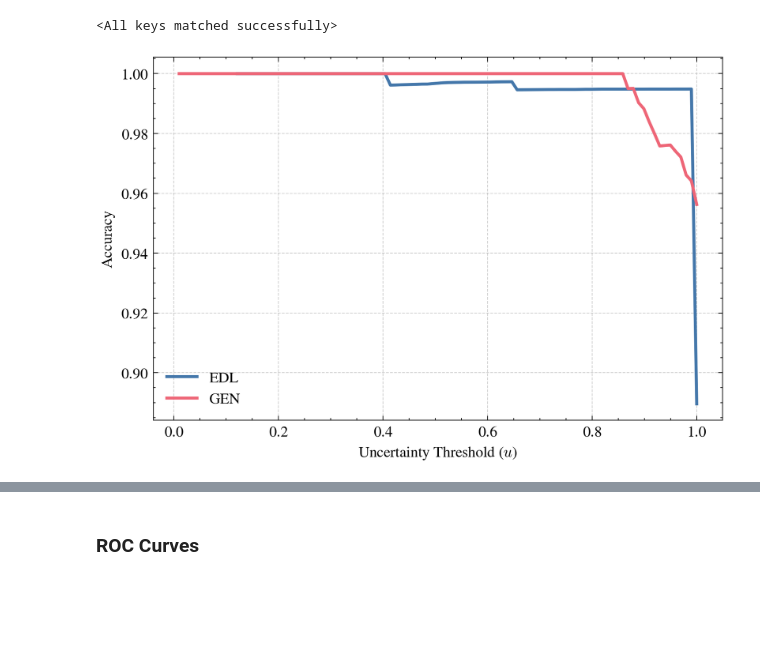
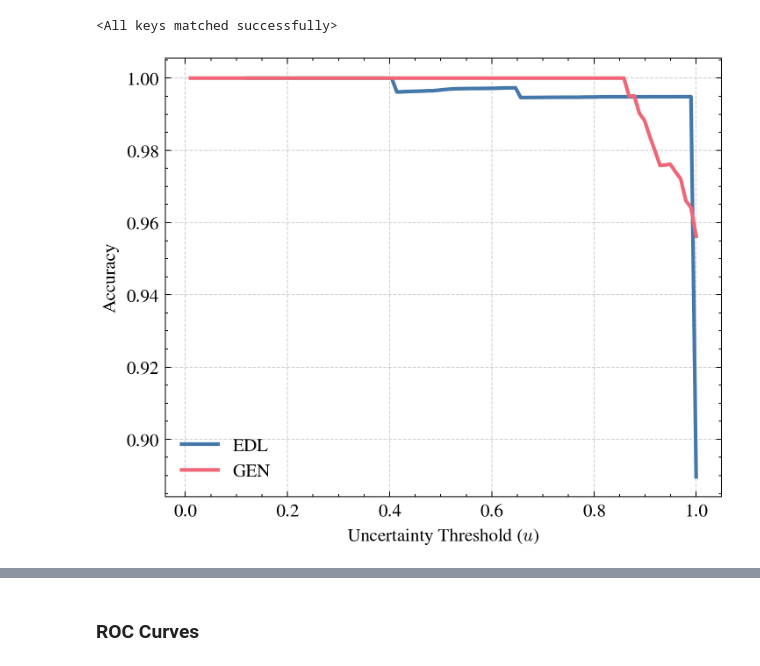
Before and after one commit to LucaCtt/csi-vae, a Jupyter notebook: notebooks/best_model.ipynb, the cells around one changed output, grey strips where cells are left out. Drawn from its saved outputs; the diff is of its cells as text; code cells hidden in the pictures; blank space fills up the shorter version.

```diff
--- a/notebooks/best_model.ipynb
+++ b/notebooks/best_model.ipynb
@@ -353,36 +353,36 @@ def accuracy_vs_uncertainty(
     accuracies = []
 
     for t in thresholds:
         mask = all_uncertainties <= t
         if np.any(mask):
             acc = np.mean(all_correct[mask])
             accuracies.append(acc)
         else:
             accuracies.append(None)
 
     return thresholds, accuracies
 
 
 # Collect data
 edl_thresholds, edl_accuracies = accuracy_vs_uncertainty(edl_model, edl_inference, test_dl, DEVICE)
 gen_thresholds, gen_accuracies = accuracy_vs_uncertainty(gen_model, gen_inference, test_dl, DEVICE)
 
-plt.figure(figsize=(6, 4))
+plt.figure(figsize=(5, 4))
 
 # Accuracy Curve
 plt.plot(edl_thresholds, edl_accuracies, lw=2, label="EDL")
 plt.plot(gen_thresholds, gen_accuracies, lw=2, label="GEN")
 
 plt.xlabel("Uncertainty Threshold ($u$)")
 plt.ylabel("Accuracy")
 plt.tick_params(axis="y")
 plt.grid(True, linestyle="--", alpha=0.6)
 plt.legend()
 plt.tight_layout()
-plt.savefig(PLOTS_DIR / "edl_accuracy_vs_uncertainty.pdf")
+plt.savefig(PLOTS_DIR / "edl_thresholds.pdf")
 plt.show()
 # %% [output]
-[figure, old version]
+[figure, new version]
 # %%
 def get_ood_dl(dataset_path: Path) -> torch.utils.data.DataLoader:
     """Load the OOD dataset and return a DataLoader for it."""
```
Also changed, not shown: parts of 4 cells of this notebook, 1 other file.
